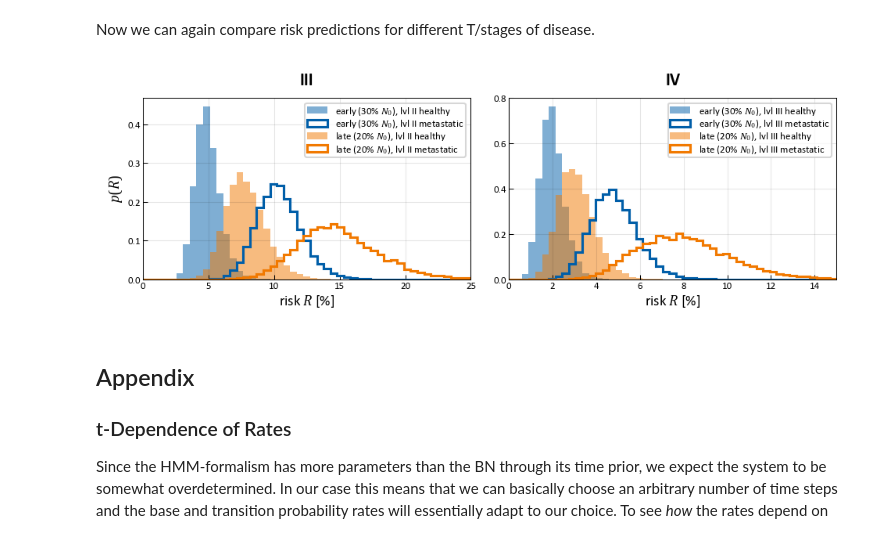
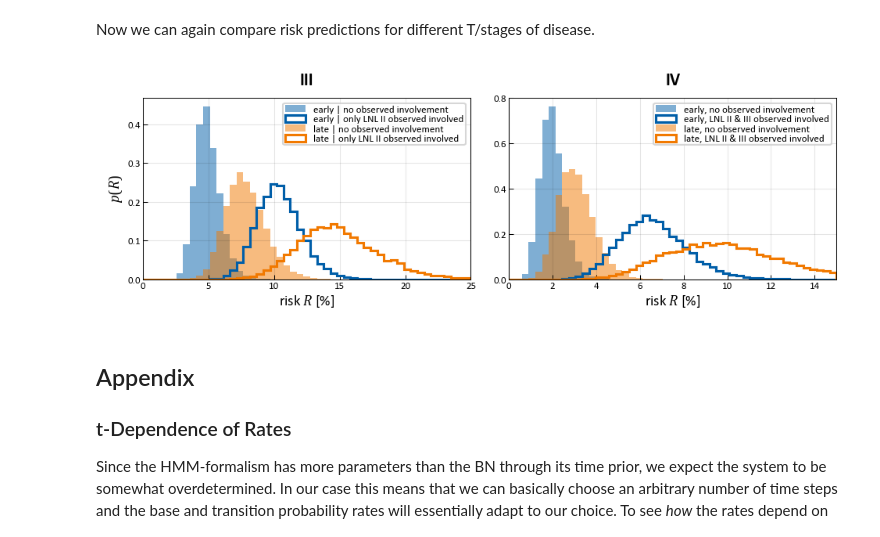
Before and after one commit to rmnldwg/lymph, a Jupyter notebook: notebook/results_and_plots.ipynb, the cells around one changed output. Drawn from its saved outputs; the diff is of its cells as text; code cells hidden in the pictures.

Commit message:
changed load/save of samples & one plot

```diff
--- a/notebook/results_and_plots.ipynb
+++ b/notebook/results_and_plots.ipynb
@@ -695,7 +708,7 @@ for i, sample in enumerate(np.random.permutation(samples_HMM)[::thin]):
         for l in range(4):
             hmm_risk[k,l,i] = tst_systm.risk(inv=inv[k],
                                              obs=obs[l].flatten(order='F'),
-                                             time_dist=time_dist_dict["early"],
+                                             time_prior=time_prior_dict["early"],
                                              mode="HMM")
 
 # risk for BN
@@ -707,7 +720,7 @@ for i, sample in enumerate(np.random.permutation(samples_BN)[::thin]):
         for l in range(4):
             bn_risk[k,l,i] = tst_systm.risk(inv=inv[k],
                                             obs=obs[l].flatten(order='F'),
-                                            time_dist=time_dist_dict["early"],
+                                            time_prior=time_prior_dict["early"],
                                             mode="BN")
 # %%
 fig = plt.figure(figsize=set_size(width="full"), constrained_layout=True)
@@ -833,19 +846,23 @@ np.random.seed(SEED)
 theta0 = np.random.uniform(low=0., high=1., size=(nwalker,ndim))
 moves = [(emcee.moves.DEMove(), 0.8), (emcee.moves.DESnookerMove(), 0.2)]
 
-if __name__ == "__main__":
-    with Pool() as pool:
-        sampler = emcee.EnsembleSampler(nwalker, ndim, systm.combined_likelihood,
-                                        args=[['early', 'late']],
-                                        moves=moves, pool=pool)
-        sampler.run_mcmc(theta0, nstep, progress=True)
+if DRAW_SAMPLES:
+    if __name__ == "__main__":
+        with Pool() as pool:
+            sampler = emcee.EnsembleSampler(nwalker, ndim, systm.combined_likelihood,
+                                            args=[['early', 'late']],
+                                            moves=moves, pool=pool)
+            sampler.run_mcmc(theta0, nstep, progress=True)
 
-# extracting 200,000 of the 400,000 samples
-samples_simultaneous = sampler.get_chain(flat=True, discard=burnin)
+    # extracting 200,000 of the 400,000 samples
+    samples_simultaneous = sampler.get_chain(flat=True, discard=burnin)
 
-# saving the sampled data to disk for later convenience
-if SAVE_SAMPLES:
+    # saving the sampled data to disk for later convenience
     np.save("./samples/simultaneous.npy", samples_simultaneous)
+
+else:
+    # loading in case we don't want to draw all the samples again
+    samples_simultaneous = np.load("./samples/simultaneous.npy")
 # %%
 # check acceptance faction of the sampler to get an indication on whether sth
 # went wrong or not
@@ -937,7 +954,7 @@ obs_III = np.array([[0, 0, 0, 0],   # no involvement in lvl II observed
 
 inv_IV = np.array([None, None, None, 1])
 obs_IV = np.array([[0, 0, 0, 0],
-                   [0, 0, 1, 0]])
+                   [0, 1, 1, 0]])
 
 for i, th in enumerate(subset):
     tst_systm.set_theta(th[:7])
@@ -947,48 +964,50 @@ for i, th in enumerate(subset):
     for k in range(4):
         risk_III[k,i] = tst_systm.risk(inv=inv_III,
                                        obs=obs_III[k % 2],
-                                       time_dist=prior[k // 2])
+                                       time_prior=prior[k // 2])
         risk_IV[k,i] = tst_systm.risk(inv=inv_IV,
                                       obs=obs_IV[k % 2],
-                                      time_dist=prior[k // 2])
+                                      time_prior=prior[k // 2])
 # %%
 fig, ax = plt.subplots(1,2,
                        figsize=set_size(width="full", ratio=2*1.5),
                        constrained_layout=True)
 kwargs = [{"histtype": "stepfilled", "alpha": 0.5},
           {"histtype": "step", "linewidth": 1.5}]
 colors = [usz_blue, usz_orange]
-time_label = ["early (30% $N_0$)", "late (20% $N_0$)"]
-inv_III_label = ["lvl II healthy", "lvl II metastatic"]
-inv_IV_label = ["lvl III healthy", "lvl III metastatic"]
+time_label = ["early", "late"]
+inv_III_label = ["no observed involvement",
+                 "only LNL II observed involved"]
+inv_IV_label = ["no observed involvement",
+                "LNL II & III observed involved"]
 
 for k in range(4):
     bins = np.linspace(0., 25., 50)
     ax[0].hist(100*risk_III[k], bins=bins, density=True,
                color=colors[k // 2], **kwargs[k % 2],
-               label=f"{time_label[k // 2]}, {inv_III_label[k % 2]}")
+               label=f"{time_label[k // 2]} | {inv_III_label[k % 2]}")
     ax[0].set_xlabel("risk $R$ [%]");
     ax[0].set_ylabel(r"$p(R)$");
     ax[0].set_xlim([bins[0], bins[-1]])
     ax[0].legend()
     ax[0].set_title("III")
 
     bins = np.linspace(0., 15., 50)
     ax[1].hist(100*risk_IV[k], bins=bins, density=True,
                color=colors[k // 2], **kwargs[k % 2],
                label=f"{time_label[k // 2]}, {inv_IV_label[k % 2]}")
     ax[1].set_xlabel("risk $R$ [%]");
     ax[1].set_xlim([bins[0], bins[-1]]);
     ax[1].legend()
     ax[1].set_title("IV")
 
 if SAVE_FIGURES:
     plt.savefig("./figures/simultaneous_risk.png", dpi=300,
                 bbox_inches="tight")
     plt.savefig("./figures/simultaneous_risk.svg",
                 bbox_inches="tight")
 # %% [output]
-[figure, old version]
+[figure, new version]
 # %% [markdown]
 ## Appendix
 
```
Also changed, not shown: parts of 13 cells of this notebook, 3 other files.
